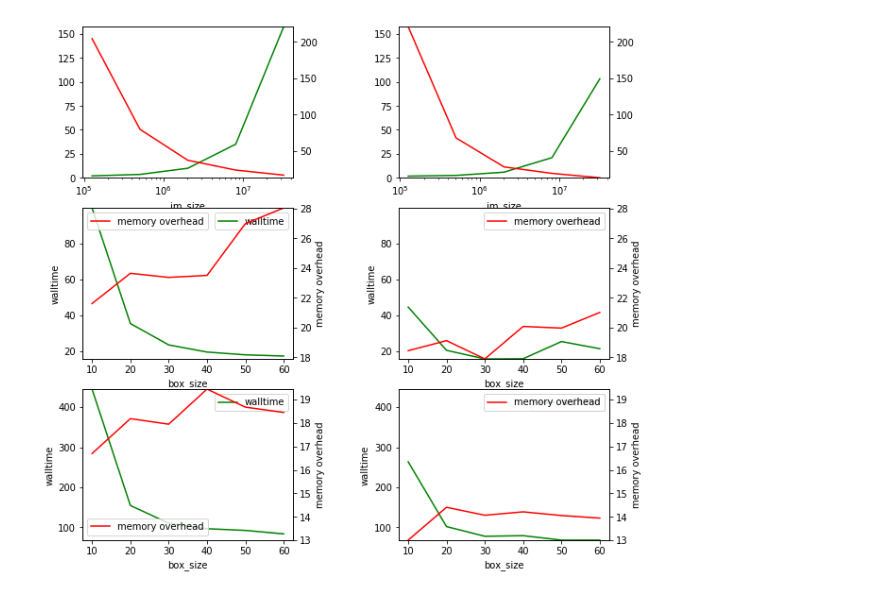
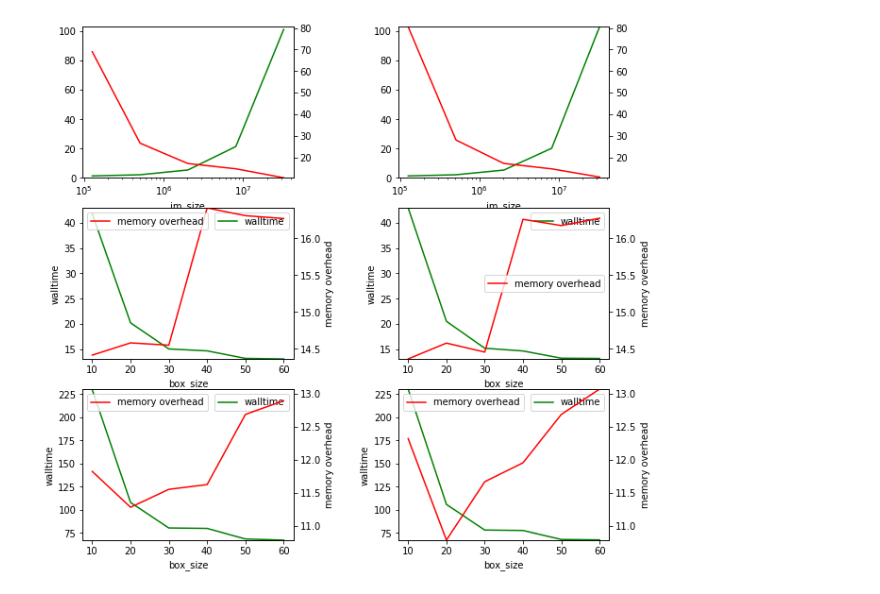
Before and after one commit to ADACS-Australia/SS19B-Robotham, a Jupyter notebook: ProFound_Profiling.ipynb, the cells around one changed output. Saved outputs shown, nothing was run; the diff lists cells and outputs as text; code cells hidden in the pictures.

```diff
--- a/ProFound_Profiling.ipynb
+++ b/ProFound_Profiling.ipynb
@@ -59,48 +59,46 @@ fig = plt.figure(figsize=(10, 10))
 subplots = fig.subplots(3, 2)
 
 basefile = 'profile_results/bmask-baseline.csv'
-#basefile = 'profile_results/bobjects-profound-adacs.csv'
+#basefile = 'profile_results/28oct-profound-adacs.csv'
 files = 'profile_results/profound_profiling_original.csv', 'profile_results/profound_profiling_adacs.csv'
 files = 'profile_results/skygrid-original.csv', 'profile_results/skygrid-adacs.csv'
 #files = 'profile_results/profound-original.csv', 'profile_results/profound-adacs.csv'
 #files = 'profile_results/mask_skygrid-adacs.csv', 'profile_results/bobjects-skygrid-adacs.csv'
 #files = 'profile_results/profound-original.csv', 'profile_results/profound-adacs.csv'
-#files = 'profile_results/bobjects-profound-adacs.csv', 'profile_results/bobjects-pushback-profound-adacs.csv'
-#files = 'profile_results/bobjects-baseline3.csv', 'profile_results/bobjects-baseline4.csv'
-files = 'profile_results/mask_profound-adacs.csv', 'profile_results/bobjects-profound-adacs.csv'
-files = 'profile_results/mask_profound-adacs.csv', 'profile_results/bobjects-faster-profound-adacs.csv'
 files = 'profile_results/profound_profiling_original.csv', 'profile_results/28oct-profound-adacs.csv'
+files = 'profile_results/28oct_master_profound-adacs.csv', 'profile_results/29oct-merge-profound-adacs.csv'
+files = 'profile_results/30oct-merge-profound-adacs.csv', 'profile_results/30oct-dilatesparse-profound-adacs.csv'
 column_axes = subplots[:,0], subplots[:,1]
 min1a = None
 max1a = None
 min2a = None
 max2a = None
 
 min1b = None
 max1b = None
 min2b = None
 max2b = None
 
 min1c = None
 max1c = None
 min2c = None
 max2c = None
 
 baseline = pd.read_csv(basefile, sep=' *, *')
 for fname in files:
     data = pd.read_csv(fname, sep=' *, *')
-    #data = remove_baseline(data, baseline)
+    data = remove_baseline(data, baseline)
     min1a, max1a, min2a, max2a = data_range(data,  0, 5, min1a, max1a, min2a, max2a)
     min1b, max1b, min2b, max2b = data_range(data,  5,11, min1b, max1b, min2b, max2b)
     min1c, max1c, min2c, max2c = data_range(data, 11,17, min1c, max1c, min2c, max2c)
 
 for fname, axes in zip(files, column_axes):
     data = pd.read_csv(fname, sep=' *, *')
-    #data = remove_baseline(data, baseline)
+    data = remove_baseline(data, baseline)
     #data['walltime'] = pd.to_datetime(data['walltime'], format='%S.%f')
     overview(axes[0], data, 0, 5, min1a, max1a, min2a, max2a)
     box_variation(axes[1], data, 5, 11, min1b, max1b, min2b, max2b)
     box_variation(axes[2], data, 11, 17, min1c, max1c, min2c, max2c)
 fig.subplots_adjust(wspace=0.5)
 # %% [output]
-[figure, old version]
+[figure, new version]
```
Also changed, not shown: 11 other files.
